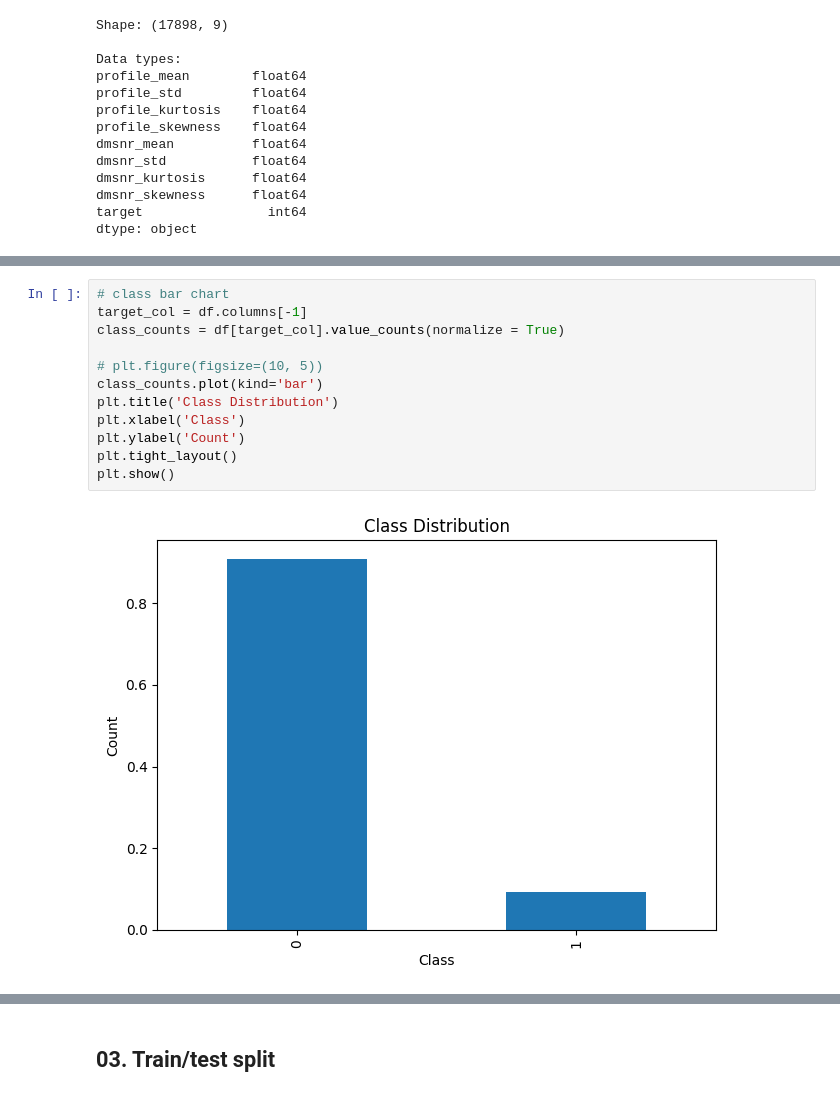
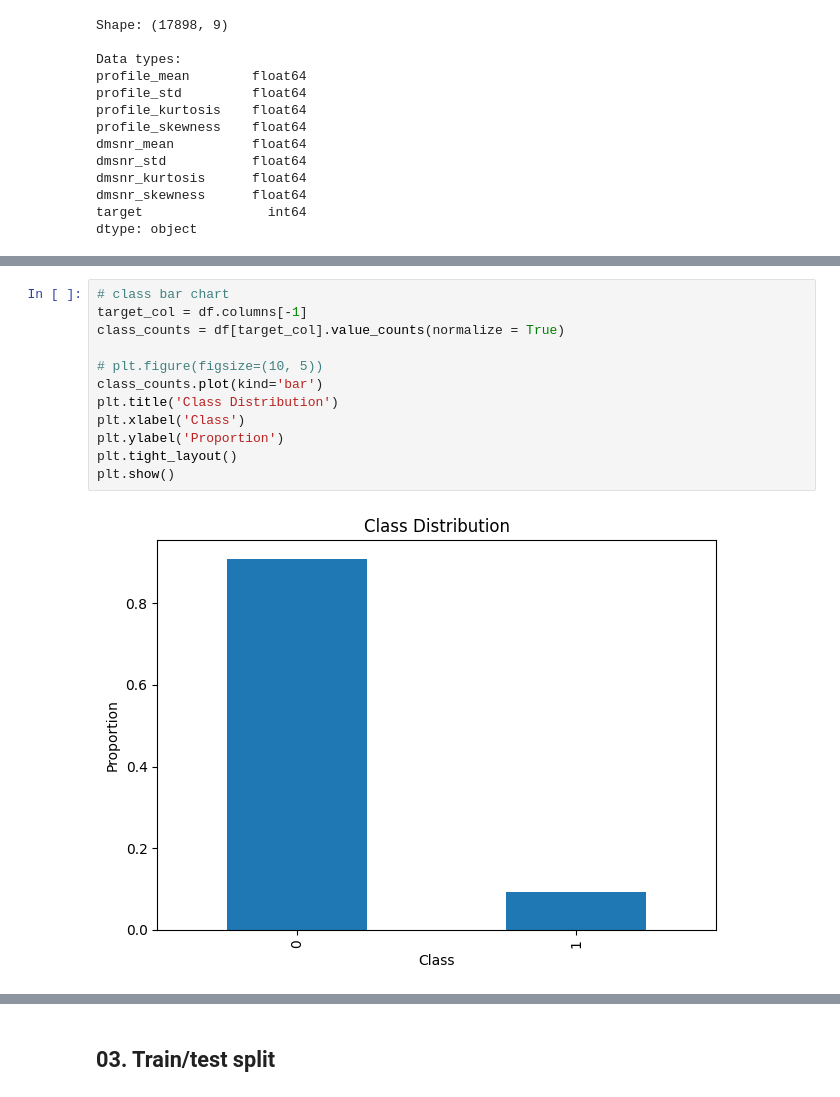
Before and after one commit to almonadavid/dsc-340-project-2, a Jupyter notebook: phase_one.ipynb, the cells around one changed output, grey strips where cells are left out. Cells and saved outputs as stored; diff of their text form.

```diff
--- a/phase_one.ipynb
+++ b/phase_one.ipynb
@@ -67,17 +66,17 @@ df.describe()
 # %%
 # class bar chart
 target_col = df.columns[-1]
 class_counts = df[target_col].value_counts(normalize = True)
 
 # plt.figure(figsize=(10, 5))
 class_counts.plot(kind='bar')
 plt.title('Class Distribution')
 plt.xlabel('Class')
-plt.ylabel('Count')
+plt.ylabel('Proportion')
 plt.tight_layout()
 plt.show()
 # %% [output]
-[figure, old version]
+[figure, new version]
 # %%
 plt.figure(figsize=(10,20))
 try:
```
Also changed, not shown: parts of 2 cells of this notebook.
